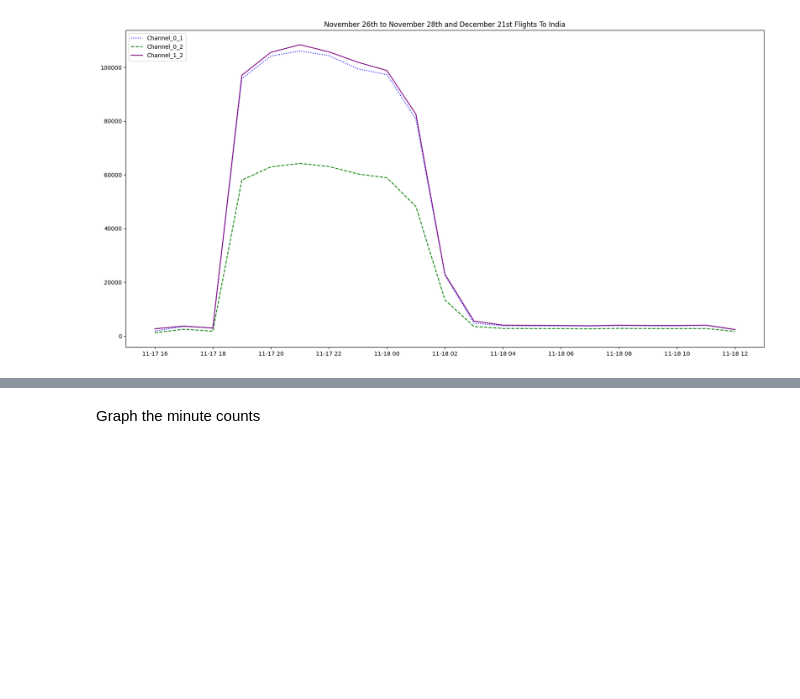
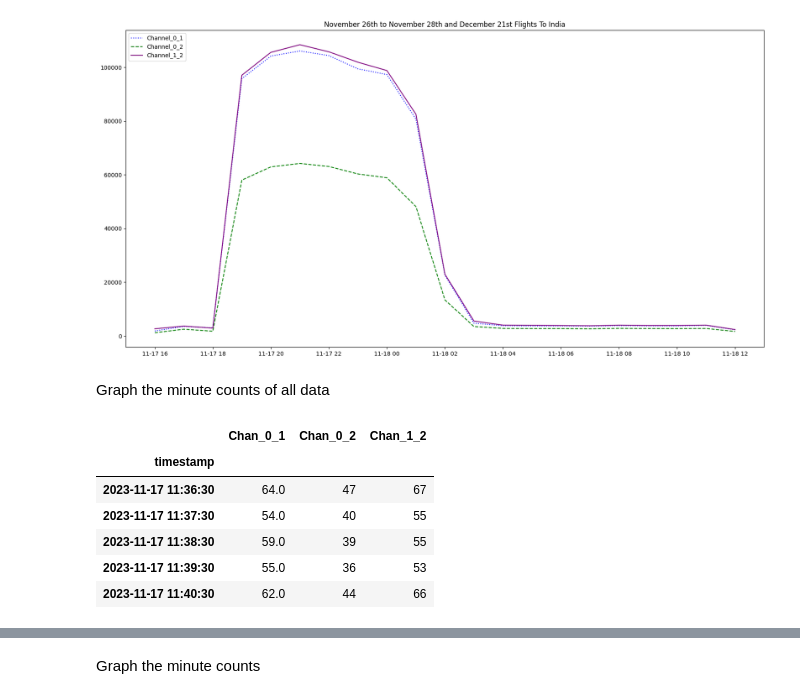
Before and after one commit to vpadgett1/cubesat_test_data, a Jupyter notebook: flights/india_trip_data.ipynb, the cells around one changed output, grey strips where cells are left out. Cells and saved outputs as stored; diff of their text form; code cells hidden in the pictures; blank space fills up the shorter version.

```diff
--- a/flights/india_trip_data.ipynb
+++ b/flights/india_trip_data.ipynb
@@ -201,3 +201,19 @@ ax1.legend(['Channel_0_1', 'Channel_0_2', 'Channel_1_2'], loc='upper left')
 # %% [output]
 <matplotlib.legend.Legend at 0x...>
 [figure]
+# %% [markdown]
+Graph the minute counts of all data
+# %%
+df_india_counts = pd.read_csv("india_trip_data.csv")
+df_india_counts['timestamp'] = pd.to_datetime(df_india_counts['timestamp'])
+df_india_counts = df_india_counts.set_index('timestamp')
+#df_india_counts = df_india_counts.resample('H', on ='timestamp', axis=0).sum()
+df_india_counts.head()
+# %% [output]
+|  | Chan_0_1 | Chan_0_2 | Chan_1_2 |
+| timestamp |  |  |  |
+| 2023-11-17 11:36:30 | 64.0 | 47 | 67 |
+| 2023-11-17 11:37:30 | 54.0 | 40 | 55 |
+| 2023-11-17 11:38:30 | 59.0 | 39 | 55 |
+| 2023-11-17 11:39:30 | 55.0 | 36 | 53 |
+| 2023-11-17 11:40:30 | 62.0 | 44 | 66 |
```
Also changed, not shown: parts of 1 cell of this notebook, 3 other files.
